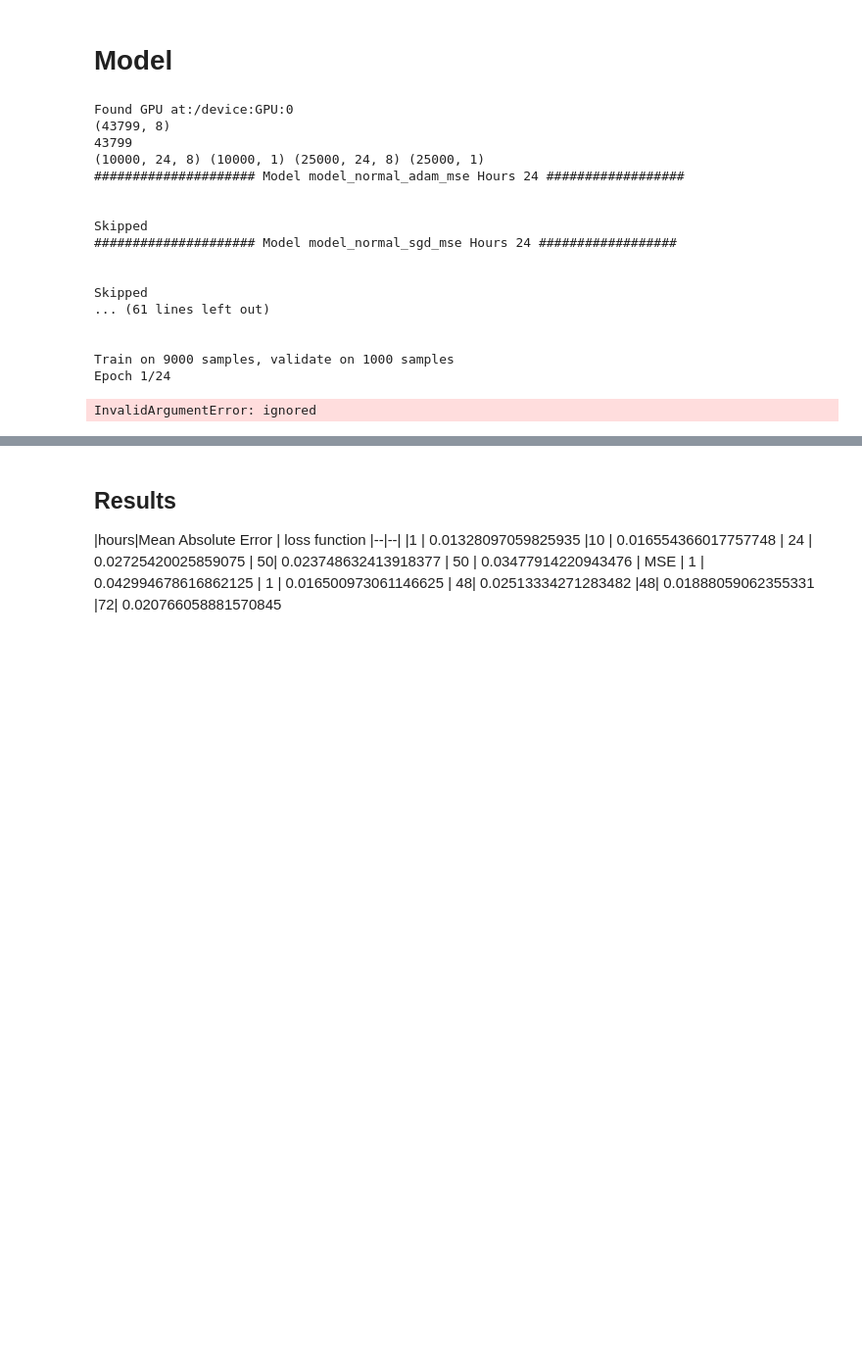
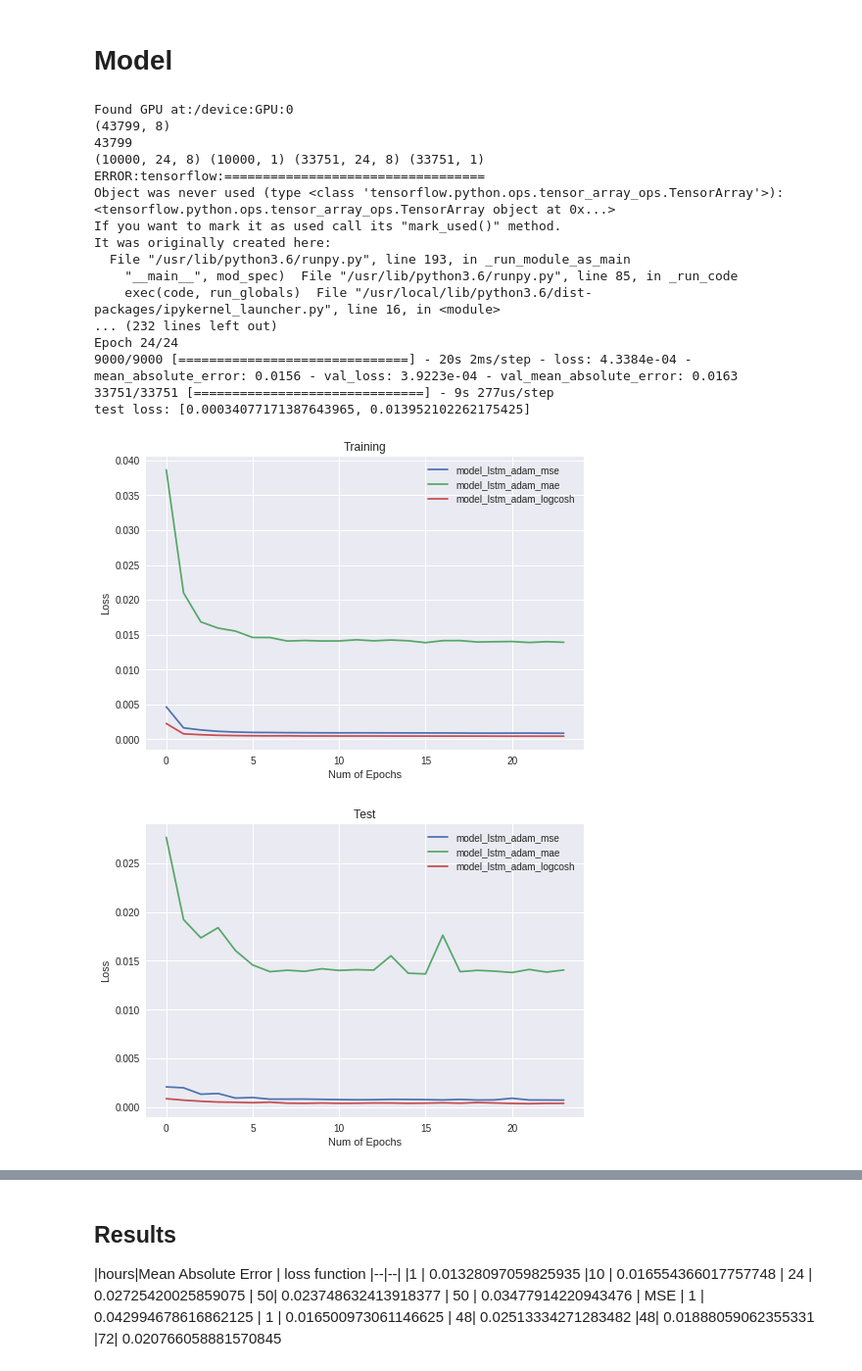
Before and after one commit to puraminy/mini_proj2, a Jupyter notebook: RNN_Dropout.ipynb, the cells around one changed output, grey strips where cells are left out. Shown: that part at 98% size. Cells and saved outputs as stored; diff of their text form; code cells hidden in the pictures; blank space fills up the shorter version.

```diff
--- a/RNN_Dropout.ipynb
+++ b/RNN_Dropout.ipynb
@@ -207,18 +208,7 @@ if device_name != '/device:GPU:0':
   raise SystemError('GPU device not found')
 print('Found GPU at:{}'.format(device_name))
 
-def diffusion_model(left, right, optimizer):
 
-  model = Sequential()
-  model.add(Merge([left, right],mode='sum'))
-  model.add(Flatten())
-  model.add(Dense(4))
-  model.add(Activation('linear'))
-  model.compile(loss='mse',
-              optimizer=optimizer,
-              metrics=['mae'])
-
-  return model
 
 def create_model(cell_type = "normal", optimizer = 'adam', loss_func='mse', dropout=0):
   if cell_type == "lstm":
@@ -263,7 +253,7 @@ def create_model(cell_type = "normal", optimizer = 'adam', loss_func='mse', drop
   return model
 
 n_train = 10000
-n_test = 25000
+n_test = -1
 n_hours = 24
 
 # train_X,train_y, test_X, test_y = create_data2(n_hours, n_train=n_train)
@@ -299,8 +289,8 @@ model_rnn_adam_dropout_2 = create_model("rnn", 'adam',dropout=0.2) #15
 model_rnn_adam_dropout_4 = create_model("rnn", 'adam',dropout=0.4) #16
 
 model_lstm_adam_mse = create_model("lstm", 'adam', 'mse') #17
-model_lstm_adam_mae = create_model("lstm",'sgd', 'mae') #18
-model_lstm_adam_logcosh = create_model("lstm",'rmsprop', 'logcosh') #19
+model_lstm_adam_mae = create_model("lstm",'adam', 'mae') #18
+model_lstm_adam_logcosh = create_model("lstm",'adam', 'logcosh') #19
 
 
 
@@ -333,13 +323,14 @@ for model in models:
 
   # fit network
   model_name = model.name
+
+  if not Run[model_index]:
+#     print("Skipped")
+    model_index+=1
+    continue
+
   print(f"##################### Model {model_name} Hours {n_hours} ##################")
   print("\n")
-
-  if not Run[model_index]:
-    print("Skipped")
-    model_index+=1
-    continue
 
   legends.append(model_name)
 
@@ -365,45 +356,46 @@ for model in models:
   plt.title("Test")
   plt.legend(legends)
 
 
   test_loss = model.evaluate(test_X, test_y,batch_size=batch_size)
 
   print("test loss:",test_loss)
 
   test_predictions = model.predict(test_X,batch_size=batch_size).flatten()
 
 
 
   plt.figure(num=model_index+2, figsize=(20, 3), dpi=80, facecolor='w', edgecolor='k')
   plt.title(f"Prediction of {model_name}: Test loss (MSE, MAE): {test_loss}")
   plt.xlabel('Time')
   plt.ylabel('normalized value')
   plt.legend(('Original', 'Predicted'), loc='upper right')
   plt.plot(data[:,0], 'bo')
   plt.plot(np.concatenate([data[:n_train,0],test_predictions]), 'go', alpha=0.4)
   plt.legend(('Original', 'Predicted'), loc='upper right')
 #   plt.savefig(model_name)
 
   model_index +=1
 
 
 plt.show()
 # %% [output]
 Found GPU at:/device:GPU:0
 (43799, 8)
 43799
-(10000, 24, 8) (10000, 1) (25000, 24, 8) (25000, 1)
-##################### Model model_normal_adam_mse Hours 24 ##################
-
-
-Skipped
-##################### Model model_normal_sgd_mse Hours 24 ##################
-
-
-Skipped
-... (61 lines left out)
-
-
-Train on 9000 samples, validate on 1000 samples
-Epoch 1/24
+(10000, 24, 8) (10000, 1) (33751, 24, 8) (33751, 1)
+ERROR:tensorflow:==================================
+Object was never used (type <class 'tensorflow.python.ops.tensor_array_ops.TensorArray'>):
+<tensorflow.python.ops.tensor_array_ops.TensorArray object at 0x...>
+If you want to mark it as used call its "mark_used()" method.
+It was originally created here:
+  File "/usr/lib/python3.6/runpy.py", line 193, in _run_module_as_main
+    "__main__", mod_spec)  File "/usr/lib/python3.6/runpy.py", line 85, in _run_code
+    exec(code, run_globals)  File "/usr/local/lib/python3.6/dist-packages/ipykernel_launcher.py", line 16, in <module>
+... (232 lines left out)
+Epoch 24/24
+9000/9000 [==============================] - 20s 2ms/step - loss: 4.3384e-04 - mean_absolute_error: 0.0156 - val_loss: 3.9223e-04 - val_mean_absolute_error: 0.0163
+33751/33751 [==============================] - 9s 277us/step
+test loss: [0.00034077171387643965, 0.013952102262175425]
-InvalidArgumentError: ignored
+[figure, added]
+[figure, added]
```
Also changed, not shown: parts of 2 cells of this notebook.
